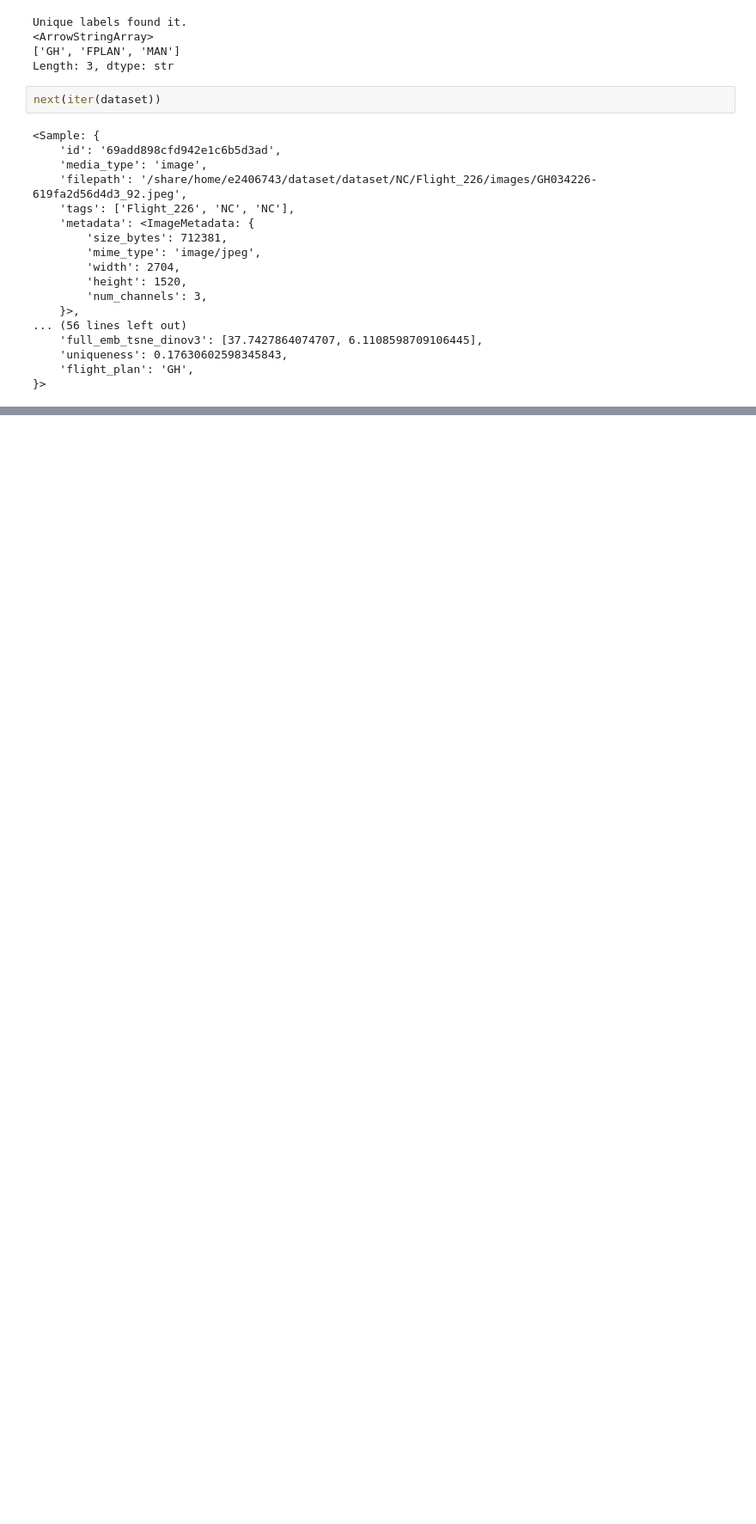
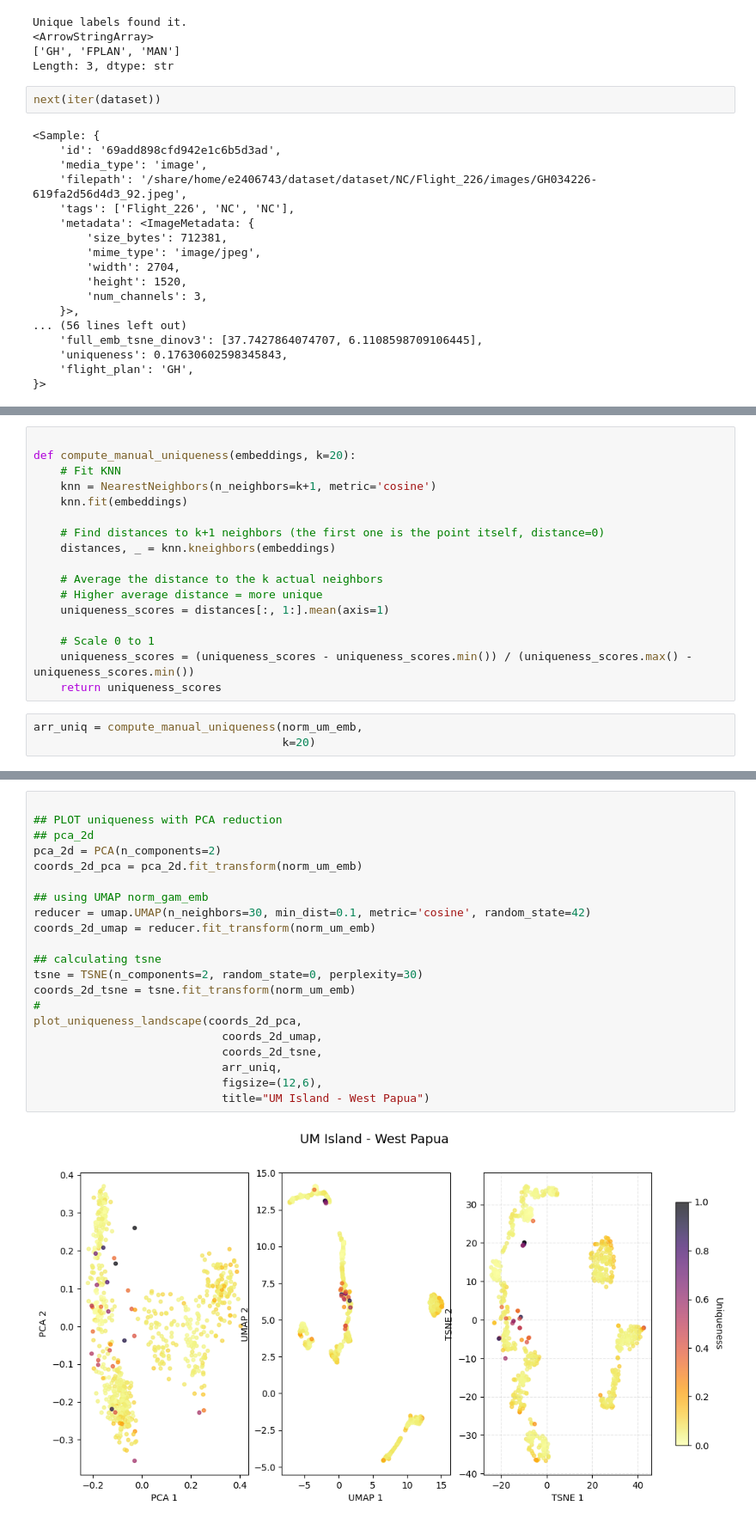
Before and after one commit to emanuel-gf/Dugongs_IRISA-MARBEC-LIRMM, a Jupyter notebook: chapter1_exploringID/studies/preset-31-03.ipynb, the cells around one changed output, grey strips where cells are left out. Shown at 86% size. Drawn from its saved outputs; the diff is of its cells as text; blank space fills up the shorter version.

```diff
--- a/chapter1_exploringID/studies/preset-31-03.ipynb
+++ b/chapter1_exploringID/studies/preset-31-03.ipynb
@@ -696,0 +719,20 @@ next(iter(dataset))
+# %%
+
+def compute_manual_uniqueness(embeddings, k=20):
+    # Fit KNN
+    knn = NearestNeighbors(n_neighbors=k+1, metric='cosine')
+    knn.fit(embeddings)
+
+    # Find distances to k+1 neighbors (the first one is the point itself, distance=0)
+    distances, _ = knn.kneighbors(embeddings)
+
+    # Average the distance to the k actual neighbors
+    # Higher average distance = more unique
+    uniqueness_scores = distances[:, 1:].mean(axis=1)
+
+    # Scale 0 to 1
+    uniqueness_scores = (uniqueness_scores - uniqueness_scores.min()) / (uniqueness_scores.max() - uniqueness_scores.min())
+    return uniqueness_scores
+# %%
+arr_uniq = compute_manual_uniqueness(norm_um_emb,
+                                     k=20)
@@ -696,0 +804,23 @@ next(iter(dataset))
+# %%
+
+## PLOT uniqueness with PCA reduction
+## pca_2d
+pca_2d = PCA(n_components=2)
+coords_2d_pca = pca_2d.fit_transform(norm_um_emb)
+
+## using UMAP norm_gam_emb
+reducer = umap.UMAP(n_neighbors=30, min_dist=0.1, metric='cosine', random_state=42)
+coords_2d_umap = reducer.fit_transform(norm_um_emb)
+
+## calculating tsne
+tsne = TSNE(n_components=2, random_state=0, perplexity=30)
+coords_2d_tsne = tsne.fit_transform(norm_um_emb)
+#
+plot_uniqueness_landscape(coords_2d_pca,
+                            coords_2d_umap,
+                            coords_2d_tsne,
+                            arr_uniq,
+                            figsize=(12,6),
+                            title="UM Island - West Papua")
+# %% [output]
+[figure, added]
```
Also changed, not shown: parts of 26 cells of this notebook, 2 other files.
